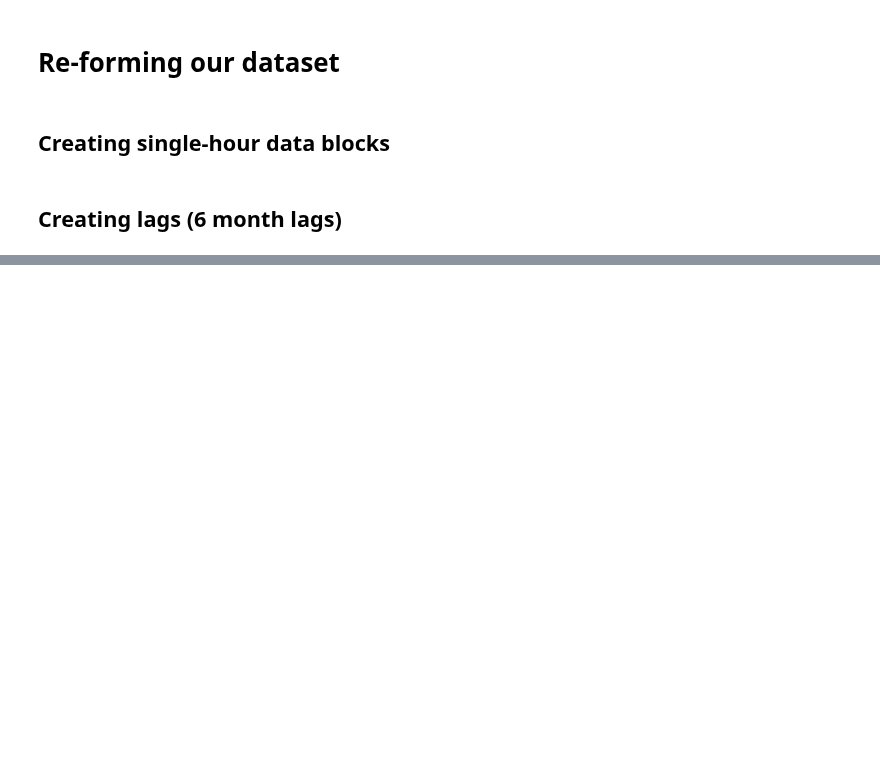
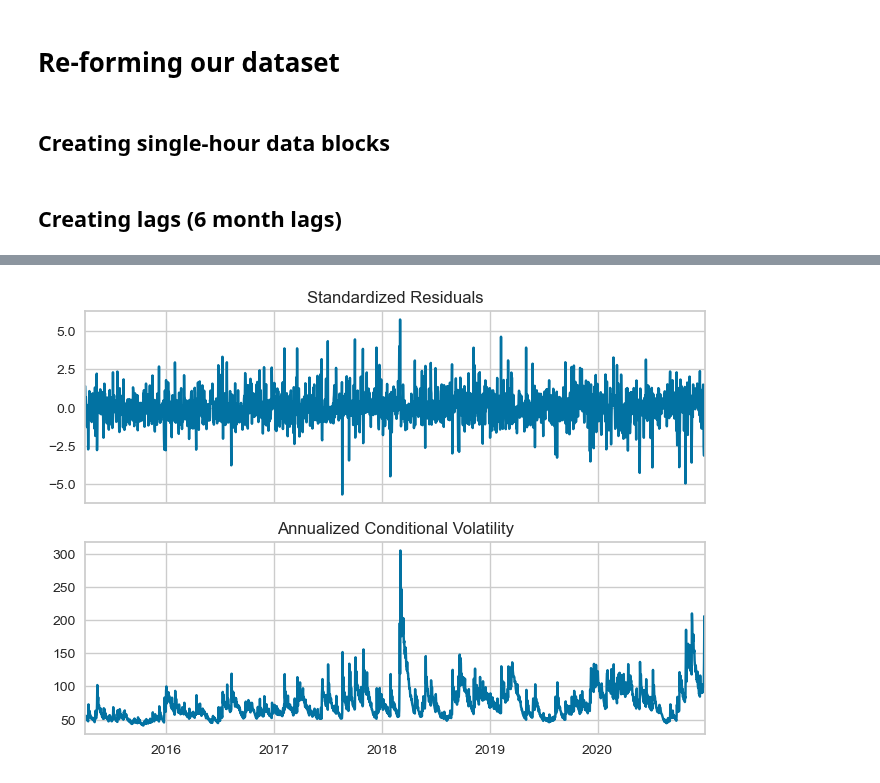
Before and after one commit to KlimisStilp/Price_Timeseries_UK_VScode, a Jupyter notebook: Price Timeseries UK/Totalload_SolarWind_Price_Timeseries.ipynb, the cells around one changed output, grey strips where cells are left out. Drawn from its saved outputs; the diff is of its cells as text; code cells hidden in the pictures; blank space fills up the shorter version.

Commit message:
implement lasso for every hour, added arch as well

```diff
--- a/Price Timeseries UK/Totalload_SolarWind_Price_Timeseries.ipynb
+++ b/Price Timeseries UK/Totalload_SolarWind_Price_Timeseries.ipynb
@@ -315,13 +326,20 @@ for hour in hours:
 # %%
+# Create empty dataframes with hour as index in order to fill the trained models, and train them accordingly
 from sklearn.linear_model import LassoCV
+from sklearn.model_selection import TimeSeriesSplit
+tscv = TimeSeriesSplit(n_splits=5)
+model = {hour: pd.DataFrame() for hour in hours}
 
 rsquared = []
 alphaval = []
 model_name = []
+intercept = []
+
 
 for hour in hours:
-    reg = LassoCV(cv=tscv, random_state=0).fit(X[hour],y[hour])
-    rsquared.append(reg.score(X[hour], y[hour]))
-    alphaval.append(reg.alpha_)
-    model_name.append('Price_Series_Hour_' + str(hour))
+    model[hour] = LassoCV(cv=tscv, random_state=0).fit(X[hour],y[hour])
+    rsquared.append(model[hour].score(X[hour], y[hour]))
+    alphaval.append(model[hour].alpha_)
+    intercept.append(model[hour].intercept_)
+    model_name.append('model[' + str(hour) + ']')
 # %%
@@ -359,0 +352,7 @@ model_results
+# %%
+df_coef = {hour: pd.DataFrame() for hour in hours}
+for hour in hours:
+    df_coef[hour].index = X[hour].transpose().index
+    df_coef[hour]['Coefficients'] = model[hour].coef_.transpose()
+    df_coef[hour].sort_values(by='Coefficients', ascending=False, inplace=True)
+    df_coef[hour]
@@ -359,0 +386,9 @@ model_results
+# %%
+lasso_model = {hour: pd.DataFrame() for hour in hours}
+
+for hour in hours:
+    lasso[hour] = pd.DataFrame(columns=['Actual Value', 'Predicted Value', 'Residual', 'Squared Residuals'])
+    lasso[hour]['Actual Value'] = y[hour]
+    lasso[hour]['Predicted Value'] = model[hour].predict(X[hour])
+    lasso[hour]['Residual'] = lasso[hour]['Actual Value'] - lasso[hour]['Predicted Value']
+    lasso[hour]['Squared Residuals'] = lasso[hour]['Residual'].mul(lasso[hour]['Residual'])
@@ -359,0 +412,6 @@ model_results
+# %%
+from arch import arch_model
+
+arch_lasso_0 = arch_model(lasso[0]['Residual'], vol='GARCH', p=1, q=3, mean='Zero', dist='normal')
+arch_lasso_0 = arch_lasso_0.fit()
+arch_lasso_0.summary()
@@ -359,0 +455,4 @@ model_results
+# %%
+arch_lasso_0.plot(annualize="D");
+# %% [output]
+[figure, added]
```
Also changed, not shown: parts of 29 cells of this notebook, 2 other files.
